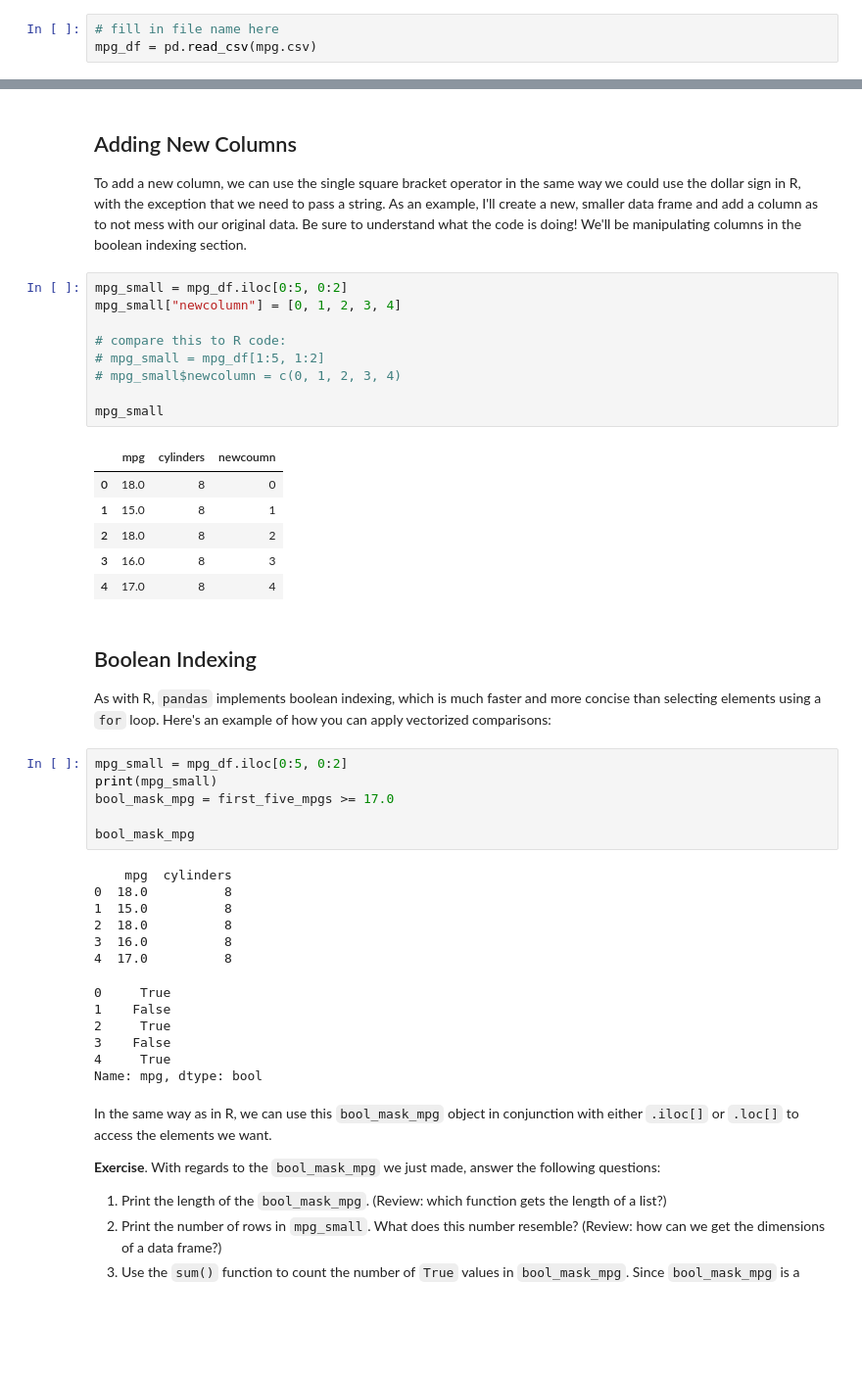
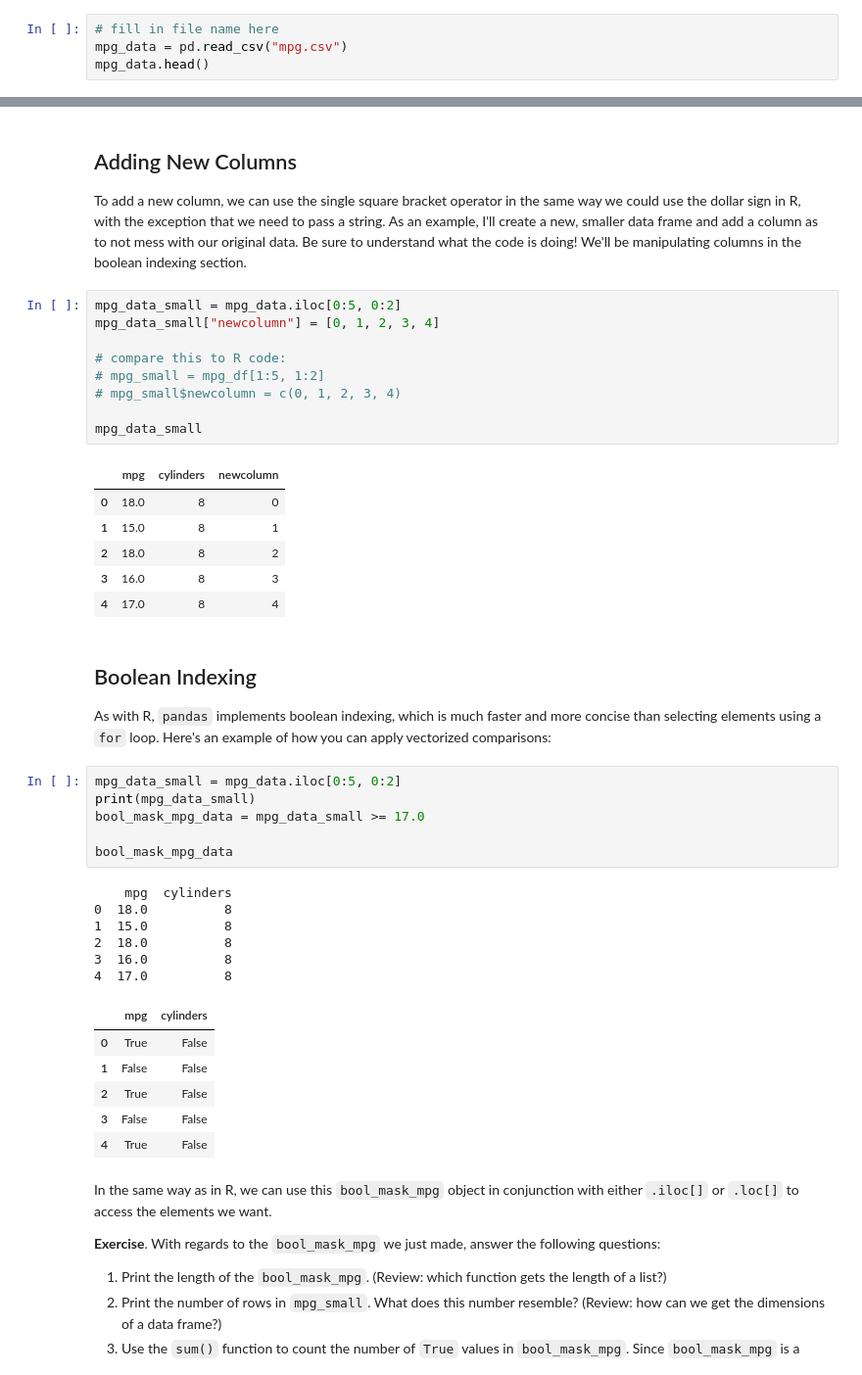
Before and after one commit to miramira2001/qbio_data_analysis_MiracleI, a Jupyter notebook: week8_python/Scientific_Python-sp22.ipynb, the cells around one changed output, grey strips where cells are left out. Shown: that part at 98% size. Cells and saved outputs as stored; diff of their text form; blank space fills up the shorter version.

```diff
--- a/week8_python/Scientific_Python-sp22.ipynb
+++ b/week8_python/Scientific_Python-sp22.ipynb
@@ -32,5 +32,6 @@ Let's explore `pandas` in the context of the `mpg` data set, which is contained
 **Exercise**. First, load in the mpg data set using the `read_csv()` function from `pandas` by filling in the parentheses with the file name.
 # %%
 # fill in file name here
-mpg_df = pd.read_csv(mpg.csv)
+mpg_data = pd.read_csv("mpg.csv")
+mpg_data.head()
 # %% [output]
@@ -257,16 +294,16 @@ ans4 = mph_df.loc[397, "name"]
 
 To add a new column, we can use the single square bracket operator in the same way we could use the dollar sign in R, with the exception that we need to pass a string. As an example, I'll create a new, smaller data frame and add a column as to not mess with our original data. Be sure to understand what the code is doing! We'll be manipulating columns in the boolean indexing section.
 # %%
-mpg_small = mpg_df.iloc[0:5, 0:2]
-mpg_small["newcolumn"] = [0, 1, 2, 3, 4]
+mpg_data_small = mpg_data.iloc[0:5, 0:2]
+mpg_data_small["newcolumn"] = [0, 1, 2, 3, 4]
 
 # compare this to R code:
 # mpg_small = mpg_df[1:5, 1:2]
 # mpg_small$newcolumn = c(0, 1, 2, 3, 4)
 
-mpg_small
+mpg_data_small
 # %% [output]
-|  | mpg | cylinders | newcoumn |
+|  | mpg | cylinders | newcolumn |
 | 0 | 18.0 | 8 | 0 |
 | 1 | 15.0 | 8 | 1 |
 | 2 | 18.0 | 8 | 2 |
@@ -276,11 +313,11 @@ mpg_small
 ## Boolean Indexing
 As with R, `pandas` implements boolean indexing, which is much faster and more concise than selecting elements using a `for` loop. Here's an example of how you can apply vectorized comparisons:
 # %%
-mpg_small = mpg_df.iloc[0:5, 0:2]
-print(mpg_small)
-bool_mask_mpg = first_five_mpgs >= 17.0
+mpg_data_small = mpg_data.iloc[0:5, 0:2]
+print(mpg_data_small)
+bool_mask_mpg_data = mpg_data_small >= 17.0
 
-bool_mask_mpg
+bool_mask_mpg_data
 # %% [output]
     mpg  cylinders
 0  18.0          8
@@ -288,12 +325,12 @@ bool_mask_mpg
 2  18.0          8
 3  16.0          8
 4  17.0          8
-0     True
-1    False
-2     True
-3    False
-4     True
-Name: mpg, dtype: bool
+|  | mpg | cylinders |
+| 0 | True | False |
+| 1 | False | False |
+| 2 | True | False |
+| 3 | False | False |
+| 4 | True | False |
 # %% [markdown]
 In the same way as in R, we can use this `bool_mask_mpg` object in conjunction with either `.iloc[]` or `.loc[]` to access the elements we want.
 
```
Also changed, not shown: parts of 24 cells of this notebook, 2 other files.
